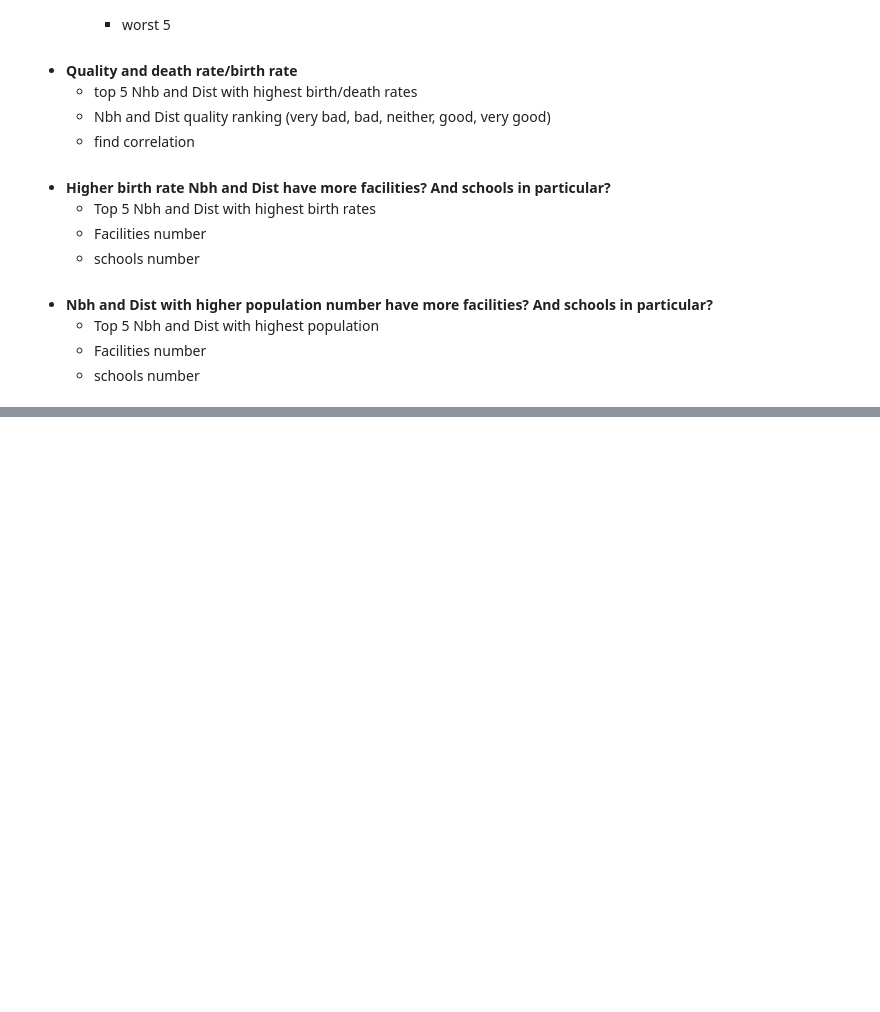
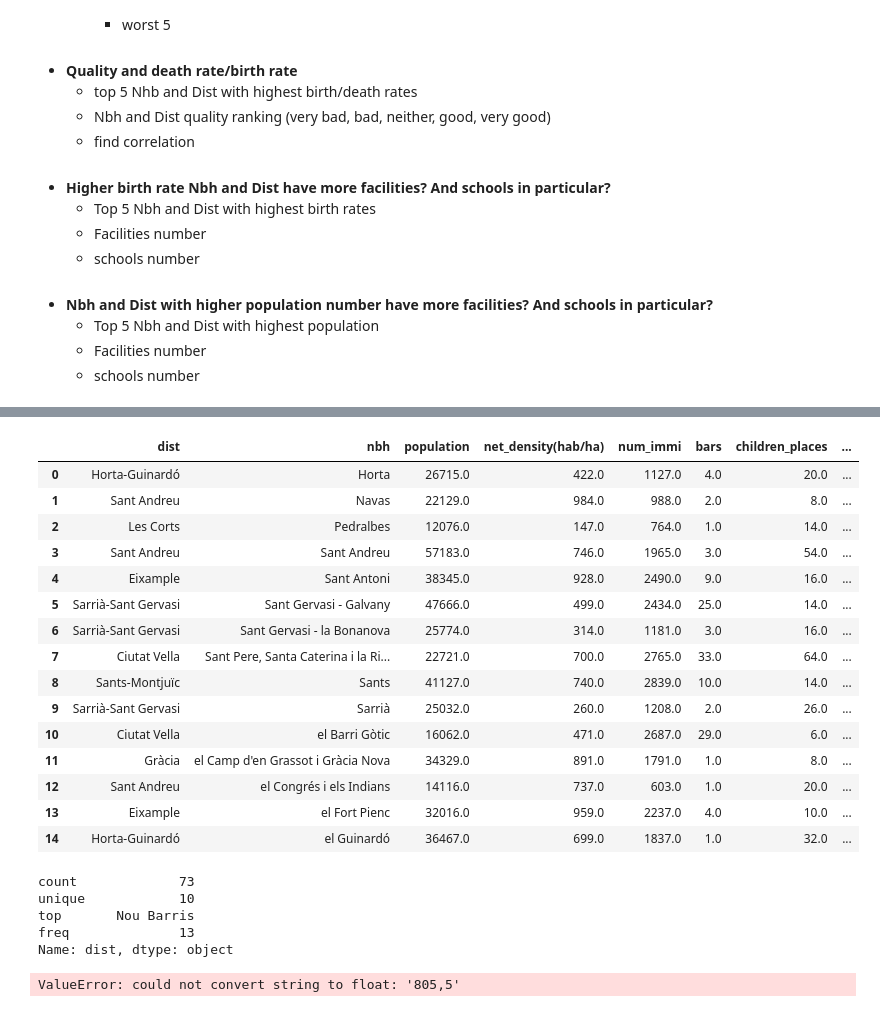
Before and after one commit to ta-data-bcn/Project-Week-2-Barcelona, a Jupyter notebook: your-project/Analysis-Mireia.ipynb, the cells around one changed output, grey strips where cells are left out. Cells and saved outputs as stored; diff of their text form; code cells hidden in the pictures; blank space fills up the shorter version.

```diff
--- a/your-project/Analysis-Mireia.ipynb
+++ b/your-project/Analysis-Mireia.ipynb
@@ -28,0 +78,3 @@
+# %%
+#Import Copy
+Analysis=pd.read_csv("../datasets/Data_filtered/Analysis_M.csv")
@@ -28,0 +97,7 @@
+# %%
+#changing the variables order
+
+Analysis=Analysis[['dist','nbh','population', 'net_density(hab/ha)','num_immi',
+                  'bars', 'children_places','cinemas_theatres', 'schools','pre-schools',
+                  'hospitals', 'libraries_theatres','park_gardens','sport_centers',
+                  'avg_occupation','mort_rate', 'rent_price', 'num_crimes']]
@@ -28,0 +106,19 @@
+# %%
+Analysis.head(15)
+# %% [output]
+|  | dist | nbh | population | net_density(hab/ha) | num_immi | bars | children_places | ... |
+| 0 | Horta-Guinardó | Horta | 26715.0 | 422.0 | 1127.0 | 4.0 | 20.0 | ... |
+| 1 | Sant Andreu | Navas | 22129.0 | 984.0 | 988.0 | 2.0 | 8.0 | ... |
+| 2 | Les Corts | Pedralbes | 12076.0 | 147.0 | 764.0 | 1.0 | 14.0 | ... |
+| 3 | Sant Andreu | Sant Andreu | 57183.0 | 746.0 | 1965.0 | 3.0 | 54.0 | ... |
+| 4 | Eixample | Sant Antoni | 38345.0 | 928.0 | 2490.0 | 9.0 | 16.0 | ... |
+| 5 | Sarrià-Sant Gervasi | Sant Gervasi - Galvany | 47666.0 | 499.0 | 2434.0 | 25.0 | 14.0 | ... |
+| 6 | Sarrià-Sant Gervasi | Sant Gervasi - la Bonanova | 25774.0 | 314.0 | 1181.0 | 3.0 | 16.0 | ... |
+| 7 | Ciutat Vella | Sant Pere, Santa Caterina i la Ri... | 22721.0 | 700.0 | 2765.0 | 33.0 | 64.0 | ... |
+| 8 | Sants-Montjuïc | Sants | 41127.0 | 740.0 | 2839.0 | 10.0 | 14.0 | ... |
+| 9 | Sarrià-Sant Gervasi | Sarrià | 25032.0 | 260.0 | 1208.0 | 2.0 | 26.0 | ... |
+| 10 | Ciutat Vella | el Barri Gòtic | 16062.0 | 471.0 | 2687.0 | 29.0 | 6.0 | ... |
+| 11 | Gràcia | el Camp d'en Grassot i Gràcia Nova | 34329.0 | 891.0 | 1791.0 | 1.0 | 8.0 | ... |
+| 12 | Sant Andreu | el Congrés i els Indians | 14116.0 | 737.0 | 603.0 | 1.0 | 20.0 | ... |
+| 13 | Eixample | el Fort Pienc | 32016.0 | 959.0 | 2237.0 | 4.0 | 10.0 | ... |
+| 14 | Horta-Guinardó | el Guinardó | 36467.0 | 699.0 | 1837.0 | 1.0 | 32.0 | ... |
@@ -28,0 +132,13 @@
+# %%
+Analysis["dist"].describe()
+#There are 10 dist
+# %% [output]
+count             73
+unique            10
+top       Nou Barris
+freq              13
+Name: dist, dtype: object
+# %%
+Analysis["mort_rate"].astype("float")
+# %% [output]
+ValueError: could not convert string to float: '805,5'
```
Also changed, not shown: parts of 14 cells of this notebook, 1 other file.
